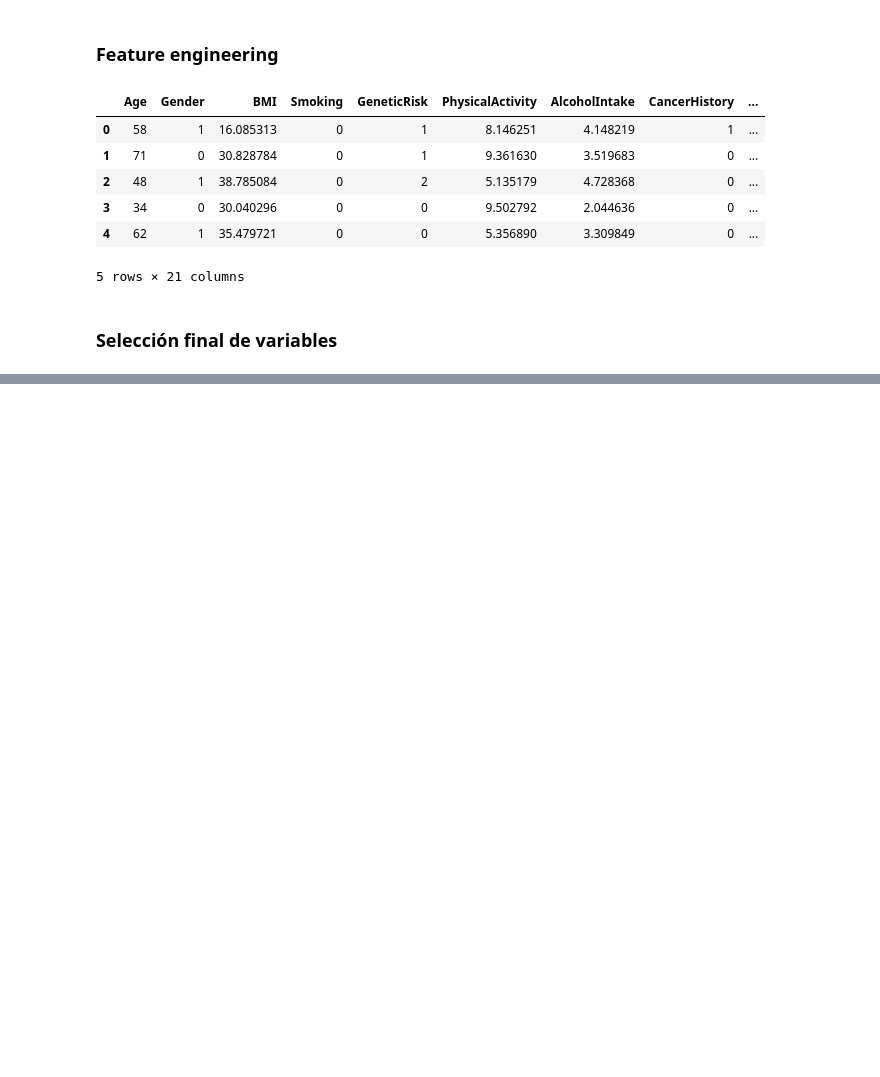
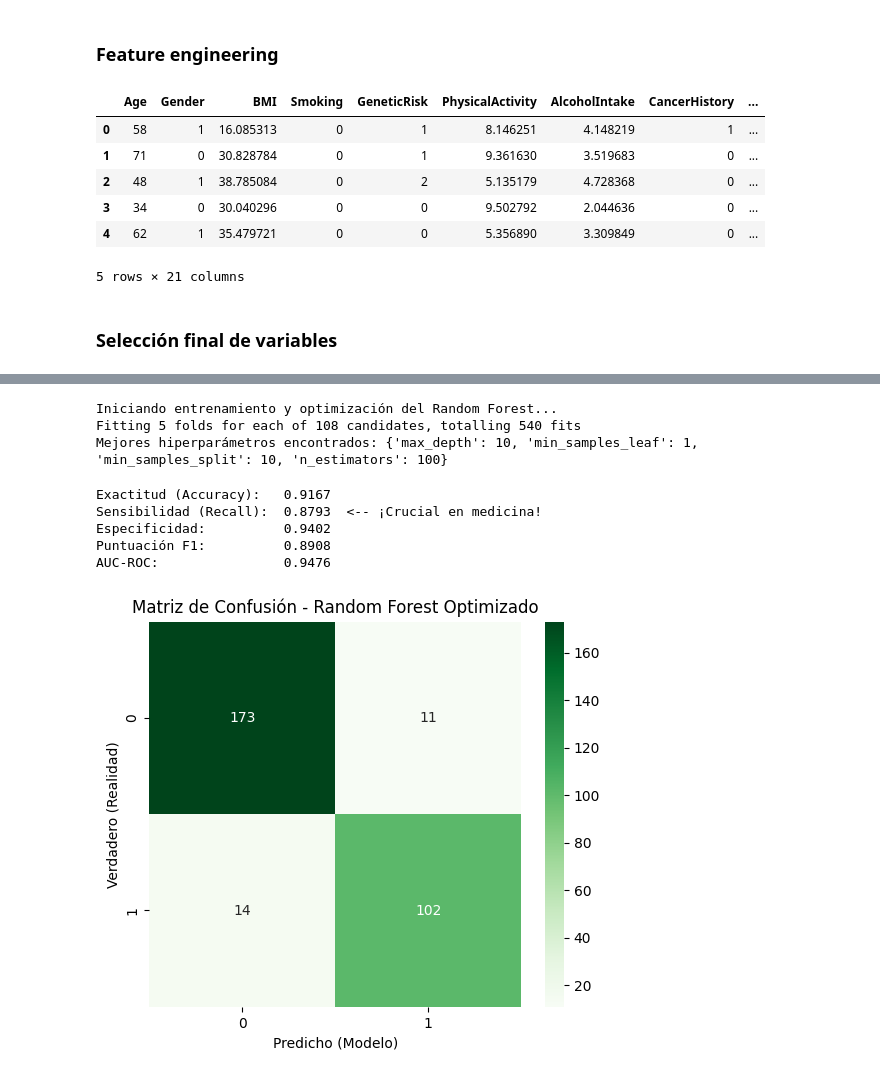
Before and after one commit to fundestpuente/SIC-Modelo-para-la-Prediccion-del-Riesgo-de-Cancer-a-partir-de-Datos-Clinicos-y-Conductuales, a Jupyter notebook: src/preprocessing.ipynb, the cells around one changed output, grey strips where cells are left out. Saved outputs shown, nothing was run; the diff lists cells and outputs as text; code cells hidden in the pictures; blank space fills up the shorter version.

```diff
--- a/src/preprocessing.ipynb
+++ b/src/preprocessing.ipynb
@@ -78,7 +102,64 @@ ordinal_cols = ["GeneticRisk"]
 # %%
-X = df.drop(columns=[target])
-y = df[target]
+print("\nIniciando entrenamiento y optimización del Random Forest...")
+
+
+rf = RandomForestClassifier(random_state=42)
+
+param_grid = {
+    'n_estimators': [50, 100, 200],
+    'max_depth': [None, 10, 20, 30],
+    'min_samples_split': [2, 5, 10],
+    'min_samples_leaf': [1, 2, 4]
+}
+
+grid_search = GridSearchCV(
+    estimator=rf,
+    param_grid=param_grid,
+    cv=5,
+    scoring='recall',
+    n_jobs=-1,
+    verbose=1
+)
+
+
+grid_search.fit(X_train_sel, y_train)
+
+best_rf = grid_search.best_estimator_
+print(f"Mejores hiperparámetros encontrados: {grid_search.best_params_}")
+# %% [output]
+Iniciando entrenamiento y optimización del Random Forest...
+Fitting 5 folds for each of 108 candidates, totalling 540 fits
+Mejores hiperparámetros encontrados: {'max_depth': 10, 'min_samples_leaf': 1, 'min_samples_split': 10, 'n_estimators': 100}
 # %%
-X_train, X_test, y_train, y_test = train_test_split(
-    X, y, test_size=0.2, random_state=42
-)
+y_pred = best_rf.predict(X_test_sel)
+y_prob = best_rf.predict_proba(X_test_sel)[:, 1]  # Probabilidad para AUC-ROC
+
+acc = accuracy_score(y_test, y_pred)
+rec = recall_score(y_test, y_pred)
+f1 = f1_score(y_test, y_pred)
+auc = roc_auc_score(y_test, y_prob)
+
+# Calcular Especificidad (TN / TN + FP)
+tn, fp, fn, tp = confusion_matrix(y_test, y_pred).ravel()
+spec = tn / (tn + fp)
+
+print(f"Exactitud (Accuracy):   {acc:.4f}")
+print(f"Sensibilidad (Recall):  {rec:.4f} ")
+print(f"Especificidad:          {spec:.4f}")
+print(f"Puntuación F1:          {f1:.4f}")
+print(f"AUC-ROC:                {auc:.4f}")
+
+
+plt.figure(figsize=(6, 5))
+sns.heatmap(confusion_matrix(y_test, y_pred), annot=True, fmt='d', cmap='Greens')
+plt.title('Matriz de Confusión - Random Forest Optimizado')
+plt.ylabel('Verdadero (Realidad)')
+plt.xlabel('Predicho (Modelo)')
+plt.show()
+# %% [output]
+Exactitud (Accuracy):   0.9167
+Sensibilidad (Recall):  0.8793  <-- ¡Crucial en medicina!
+Especificidad:          0.9402
+Puntuación F1:          0.8908
+AUC-ROC:                0.9476
+[figure, added]
```
Also changed, not shown: parts of 5 cells of this notebook.
